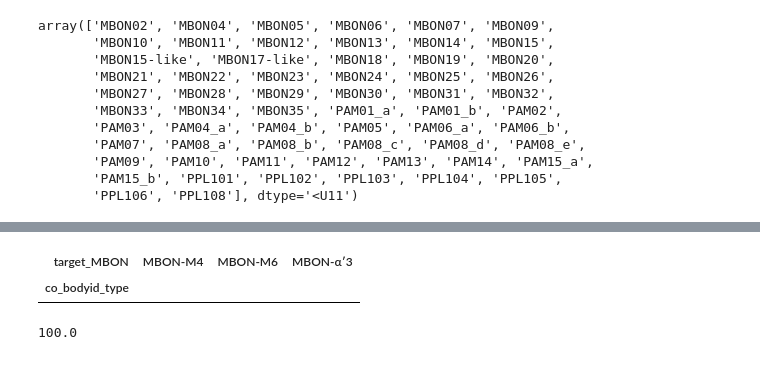
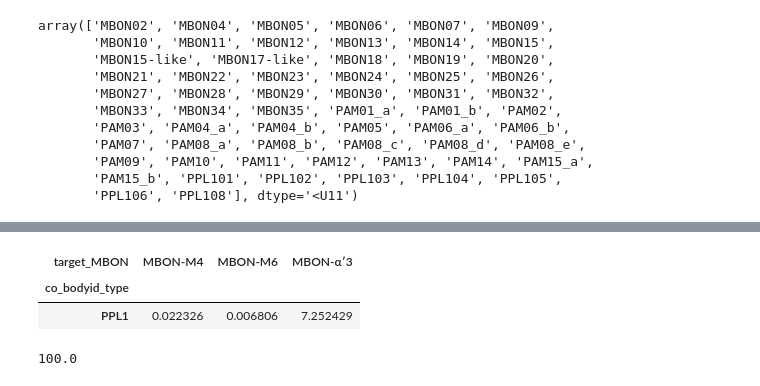
Before and after one commit to jagannathancolabs/2022_postsynapticplasticity, a Jupyter notebook: python/kcmbon_postsynapticspecificity.ipynb, the cells around one changed output, grey strips where cells are left out. Saved outputs shown, nothing was run; the diff lists cells and outputs as text; code cells hidden in the pictures.

```diff
--- a/python/kcmbon_postsynapticspecificity.ipynb
+++ b/python/kcmbon_postsynapticspecificity.ipynb
@@ -567,9 +571,10 @@ normcobodyid_by_mbontype_df
 263 rows × 3 columns
 # %%
-normcobodyid_by_mbontype_df[normcobodyid_by_mbontype_df.index == 'PPL']
+normcobodyid_by_mbontype_df[normcobodyid_by_mbontype_df.index == 'PPL1']
 # %% [output]
 | target_MBON | MBON-M4 | MBON-M6 | MBON-α′3 |
 | co_bodyid_type |  |  |  |
+| PPL1 | 0.022326 | 0.006806 | 7.252429 |
 # %%
 # normcobodyid_by_mbontype_df.to_csv('data/normcobodyid_by_mbontype_df.csv', index=True)
 # %%
```
Also changed, not shown: parts of 17 cells of this notebook, 4 other files.
